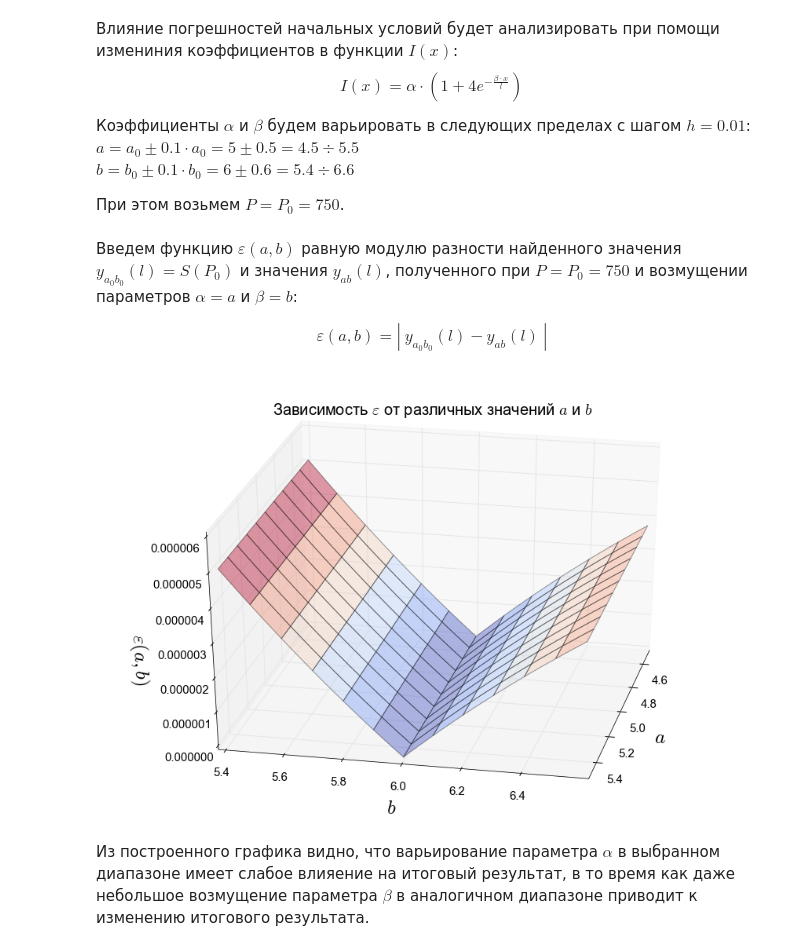
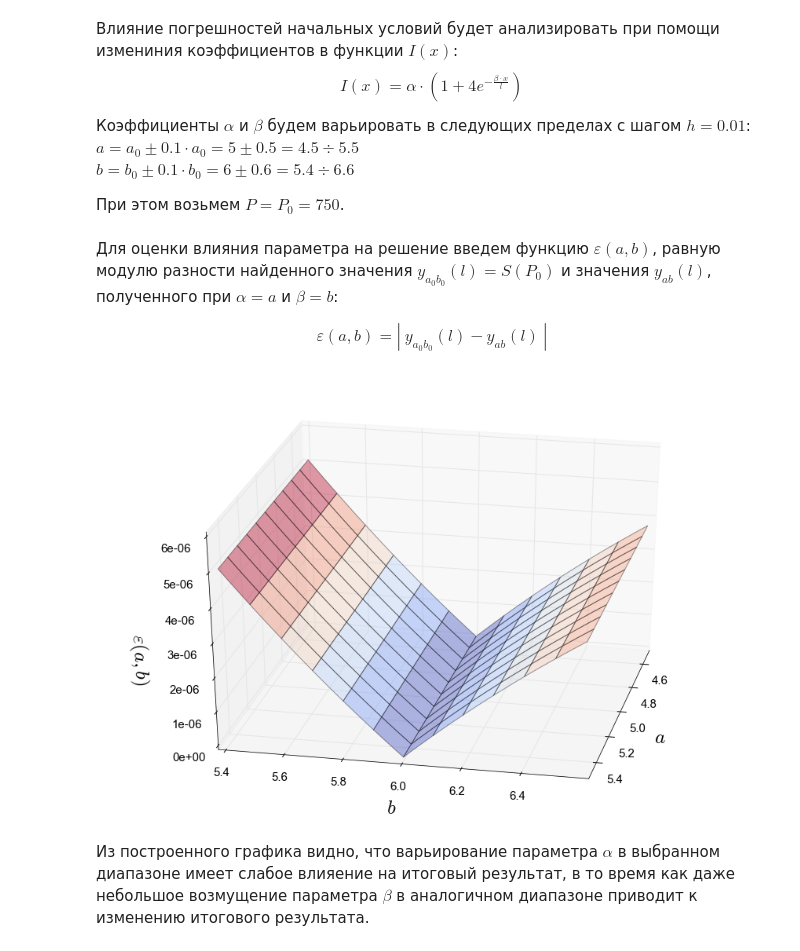
Before and after one commit to vaddya/computational-math, a Jupyter notebook: coursework/coursework.ipynb, the cells around one changed output. Drawn from its saved outputs; the diff is of its cells as text; code cells hidden in the pictures.

```diff
--- a/coursework/coursework.ipynb
+++ b/coursework/coursework.ipynb
@@ -230,4 +238,0 @@ plt.show()
-# %%
-l_interp = interpolate.interp1d(get_p(), l_values, kind='cubic')
-l_p0 = l_interp(p0)
-print('P = {p}, S(P) = {value}'.format(p=p0, value=l_p0))
@@ -271,7 +274,7 @@ for alpha in a:
 
 values = np.array(tmp)
 # %% [markdown]
-Введем функцию $\varepsilon(a, b)$ равную модулю разности найденного значения $y_{a_0b_0}(l) = S(P_0)$ и значения $y_{ab}(l)$, полученного при $P = P_0 = 750$ и возмущении параметров $\alpha = a$ и $\beta = b$:
+Для оценки влияния параметра на решение введем функцию $\varepsilon(a, b)$, равную модулю разности найденного значения $y_{a_0b_0}(l) = S(P_0)$ и значения $y_{ab}(l)$, полученного при $\alpha = a$ и $\beta = b$:
 
 \begin{equation}
 \varepsilon(a, b) = |\ y_{a_0b_0}(l) - y_{ab}(l)\ |
@@ -279,20 +282,20 @@ values = np.array(tmp)
 # %%
 axes = plt.figure(figsize=(12,8)).gca(projection='3d')
 axes.plot_surface(g[0], g[1], values, alpha=0.4, cmap=cm.coolwarm)
 axes.view_init(elev=30., azim=12)
-axes.zaxis.set_major_formatter(FormatStrFormatter('%.6f', ))
+axes.zaxis.set_major_formatter(FormatStrFormatter('%.0e', ))
 axes.set_xlabel('$a$', fontsize=25, labelpad=20)
 axes.set_ylabel('$b$', fontsize=25, labelpad=25)
 axes.set_zlabel(r'$\varepsilon(a, b)$', fontsize=25, labelpad=35)
 axes.set_xlim(min(a), max(a))
 axes.set_ylim(min(b), max(b))
 axes.tick_params(labelsize=15, pad=10)
 axes.tick_params('z', labelsize=15, pad=15)
-axes.set_title(r'Зависимость $\varepsilon$ от различных значений $a$ и $b$', fontsize=20)
+#axes.set_title(r'Зависимость $\varepsilon$ от различных значений $a$ и $b$', fontsize=20)
 plt.tight_layout()
 plt.savefig('./pics/ab.png')
 plt.show()
 # %% [output]
-[figure, old version]
+[figure, new version]
 # %% [markdown]
 Из построенного графика видно, что варьирование параметра $\alpha$ в выбранном диапазоне имеет слабое влияение на итоговый результат, в то время как даже небольшое возмущение параметра $\beta$ в аналогичном диапазоне приводит к изменению итогового результата.
```
Also changed, not shown: parts of 17 cells of this notebook, 8 other files.
